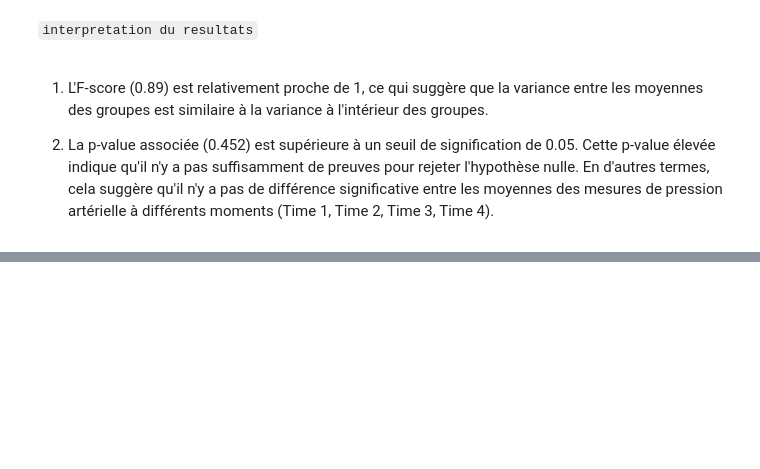
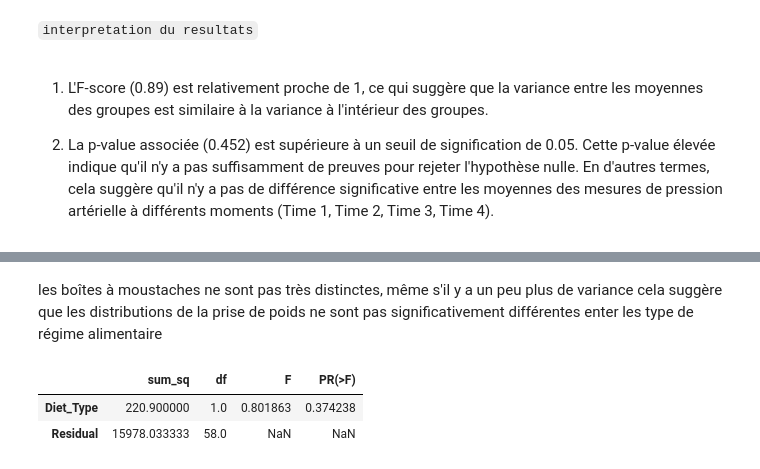
Before and after one commit to imad-oi/anova, a Jupyter notebook: index.ipynb, the cells around one changed output, grey strips where cells are left out. Cells and saved outputs as stored; diff of their text form; code cells hidden in the pictures; blank space fills up the shorter version.

```diff
--- a/index.ipynb
+++ b/index.ipynb
@@ -126,0 +157,13 @@ Resultat de test : F = 0.8900658614212926 , p = 0.4519906064207322
+# %% [markdown]
+les boîtes à moustaches ne sont pas très distinctes, même s'il y a un peu plus de variance cela suggère que les distributions de la prise de poids ne sont pas significativement différentes enter les type de régime alimentaire
+# %%
+
+import statsmodels.formula.api as smf
+import statsmodels.api as sm
+
+anova_variete = smf.ols('Weight_Gain~Diet_Type', data=dataset).fit()
+sm.stats.anova_lm(anova_variete, typ=2)
+# %% [output]
+|  | sum_sq | df | F | PR(>F) |
+| Diet_Type | 220.900000 | 1.0 | 0.801863 | 0.374238 |
+| Residual | 15978.033333 | 58.0 | NaN | NaN |
```
Also changed, not shown: parts of 11 cells of this notebook.
